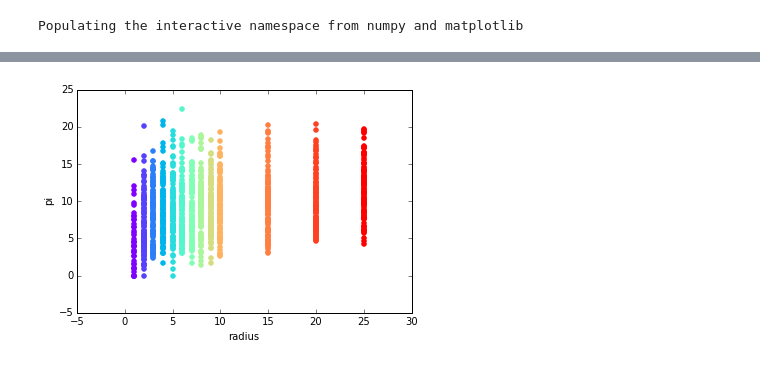
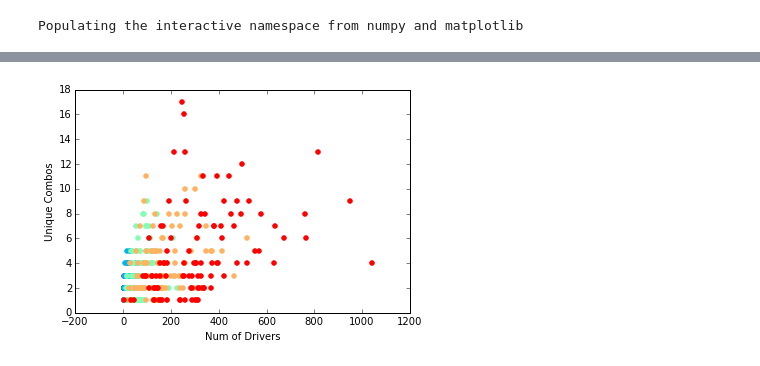
Before and after one commit to zafarali/tumorheterogeneity, a Jupyter notebook: example_analysis.ipynb, the cells around one changed output, grey strips where cells are left out. Saved outputs shown, nothing was run; the diff lists cells and outputs as text; code cells hidden in the pictures.

```diff
--- a/example_analysis.ipynb
+++ b/example_analysis.ipynb
@@ -42,6 +42,6 @@ plt.show()
 # %%
 plt.figure()
-radii = [1,2,3,4,5,6,7,8,9,10,15,20,25]
+radii = np.unique(df['radius'].values)
 colors = iter( cm.rainbow( np.linspace( 0, 1, len(radii) ) ) )
 
 for i in radii:
@@ -67,0 +81,11 @@ plt.show()
+# %%
+plt.figure()
+radii = np.unique(df['radius'].values)
+colors = iter( cm.rainbow( np.linspace( 0, 1, len(radii) ) ) )
+
+for i in radii:
+    subsample = df[df['radius'] == i]
+    plt.scatter( subsample['total_drivers'], subsample['unique_driver_propotion'], color=next(colors))
+    plt.xlabel('Total Number of Drivers')
+    plt.ylabel('Proportion of Drivers that are Unique')
+plt.show()
@@ -67,0 +94,11 @@ plt.show()
+# %%
+plt.figure()
+radii = np.unique(df['radius'].values)
+colors = iter( cm.rainbow( np.linspace( 0, 1, len(radii) ) ) )
+
+for i in radii:
+    subsample = df[df['radius'] == i]
+    plt.scatter( subsample['num_drivers'], subsample['unique_driver_propotion'], color=next(colors))
+    plt.xlabel('Number of Drivers Mutations')
+    plt.ylabel('Proportion of Drivers that are Unique')
+plt.show()
@@ -67,0 +107,11 @@ plt.show()
+# %%
+plt.figure()
+radii = np.unique(df['radius'].values)
+colors = iter( cm.rainbow( np.linspace( 0, 1, len(radii) ) ) )
+
+for i in radii:
+    subsample = df[df['radius'] == i]
+    plt.scatter( subsample['num_drivers'], subsample['driver_enrichment'], color=next(colors))
+    plt.xlabel('Number of Driver Mutations')
+    plt.ylabel('Driver Enrichment')
+plt.show()
@@ -68,14 +120,13 @@ plt.show()
 # %%
 plt.figure()
-radii = [1,2,3,4,5,6,7,8,9,10,15,20,25]
-
+radii = np.unique(df['radius'].values)
 colors = iter( cm.rainbow( np.linspace( 0, 1, len(radii) ) ) )
 
 for i in radii:
     subsample = df[df['radius'] == i]
-    plt.scatter( subsample['radius'], subsample['pi'], color=next(colors))
-    plt.xlabel('radius')
-    plt.ylabel('pi')
+    plt.scatter( subsample['total_drivers'], subsample['unique_combos'], color=next(colors))
+    plt.xlabel('Num of Drivers')
+    plt.ylabel('Unique Combos')
 plt.show()
 # %% [output]
-[figure, old version]
+[figure, new version]
```
Also changed, not shown: parts of 24 cells of this notebook.
